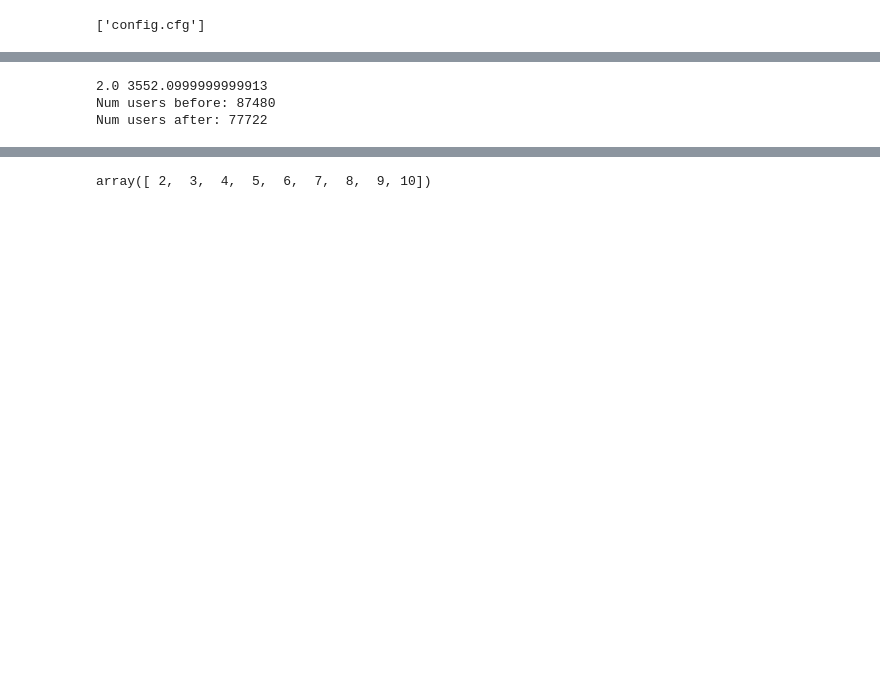
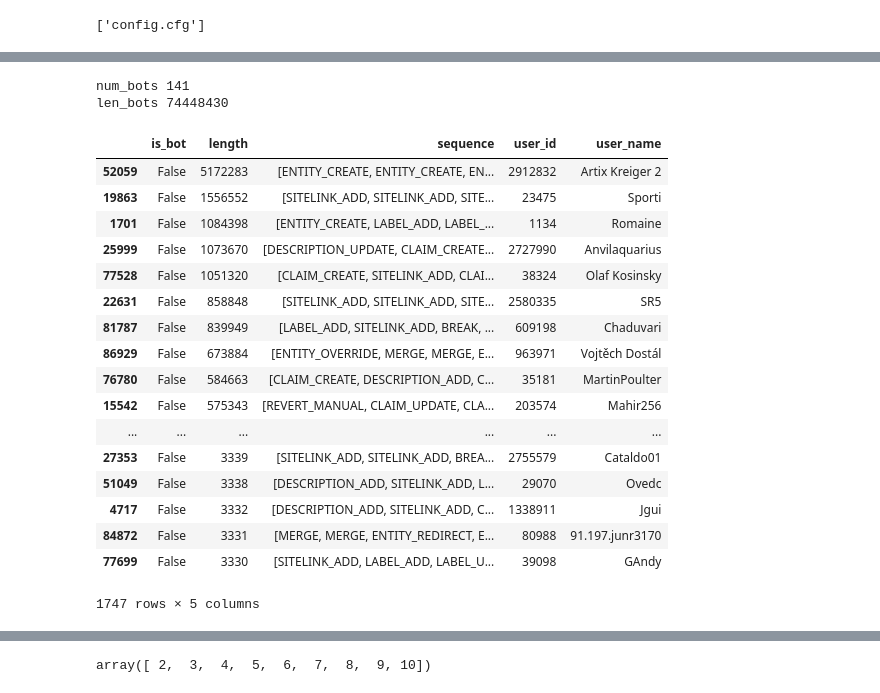
Before and after one commit to pkasper/ontology_roles, a Jupyter notebook: 001_clustering.ipynb, the cells around one changed output, grey strips where cells are left out. Drawn from its saved outputs; the diff is of its cells as text; code cells hidden in the pictures; blank space fills up the shorter version.

```diff
--- a/001_clustering.ipynb
+++ b/001_clustering.ipynb
@@ -44,0 +45,6 @@ df.head()
+# %%
+print("num_bots", len(df.loc[df['is_bot']]))
+print("len_bots", df.loc[df['is_bot'], "length"].sum())
+# %% [output]
+num_bots 141
+len_bots 74448430
@@ -45,15 +54,24 @@ df.head()
+# %%
+upper_bound = df['length'].quantile(0.98)
+df.loc[df['length'] >= upper_bound].sort_values("length", ascending=False)
+# %% [output]
+|  | is_bot | length | sequence | user_id | user_name |
+| 52059 | False | 5172283 | [ENTITY_CREATE, ENTITY_CREATE, EN... | 2912832 | Artix Kreiger 2 |
+| 19863 | False | 1556552 | [SITELINK_ADD, SITELINK_ADD, SITE... | 23475 | Sporti |
+| 1701 | False | 1084398 | [ENTITY_CREATE, LABEL_ADD, LABEL_... | 1134 | Romaine |
+| 25999 | False | 1073670 | [DESCRIPTION_UPDATE, CLAIM_CREATE... | 2727990 | Anvilaquarius |
+| 77528 | False | 1051320 | [CLAIM_CREATE, SITELINK_ADD, CLAI... | 38324 | Olaf Kosinsky |
+| 22631 | False | 858848 | [SITELINK_ADD, SITELINK_ADD, SITE... | 2580335 | SR5 |
+| 81787 | False | 839949 | [LABEL_ADD, SITELINK_ADD, BREAK, ... | 609198 | Chaduvari |
+| 86929 | False | 673884 | [ENTITY_OVERRIDE, MERGE, MERGE, E... | 963971 | Vojtěch Dostál |
+| 76780 | False | 584663 | [CLAIM_CREATE, DESCRIPTION_ADD, C... | 35181 | MartinPoulter |
+| 15542 | False | 575343 | [REVERT_MANUAL, CLAIM_UPDATE, CLA... | 203574 | Mahir256 |
+| ... | ... | ... | ... | ... | ... |
+| 27353 | False | 3339 | [SITELINK_ADD, SITELINK_ADD, BREA... | 2755579 | Cataldo01 |
+| 51049 | False | 3338 | [DESCRIPTION_ADD, SITELINK_ADD, L... | 29070 | Ovedc |
+| 4717 | False | 3332 | [DESCRIPTION_ADD, SITELINK_ADD, C... | 1338911 | Jgui |
+| 84872 | False | 3331 | [MERGE, MERGE, ENTITY_REDIRECT, E... | 80988 | 91.197.junr3170 |
+| 77699 | False | 3330 | [SITELINK_ADD, LABEL_ADD, LABEL_U... | 39098 | GAndy |
+1747 rows × 5 columns
 # %%
 # filter top and bottom 5 percentiles
-# %%
-lower_bound = df['length'].quantile(0.02)
-upper_bound = df['length'].quantile(0.98)
-print(lower_bound, upper_bound)
-
-print("Num users before: {n}".format(n=len(df)))
-df_dropped =  df.loc[~((df['length'] < upper_bound) & (lower_bound < df['length']))].reset_index(drop=True)
-df = df.loc[(df['length'] < upper_bound) & (lower_bound < df['length'])].reset_index(drop=True)
-print("Num users after: {n}".format(n=len(df)))
-# %% [output]
-2.0 3552.0999999999913
-Num users before: 87480
-Num users after: 77722
```
Also changed, not shown: parts of 10 cells of this notebook, 1 other file.
